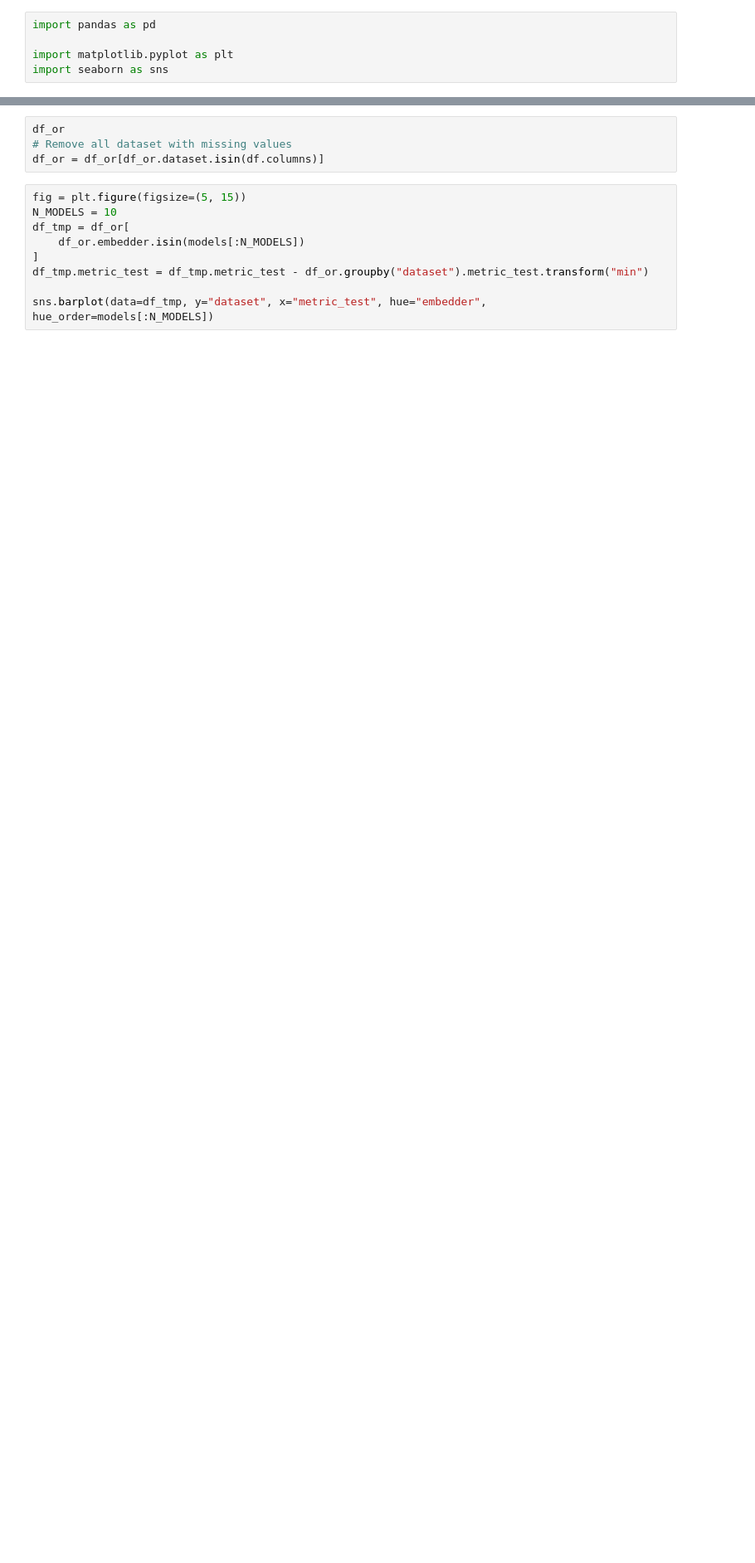
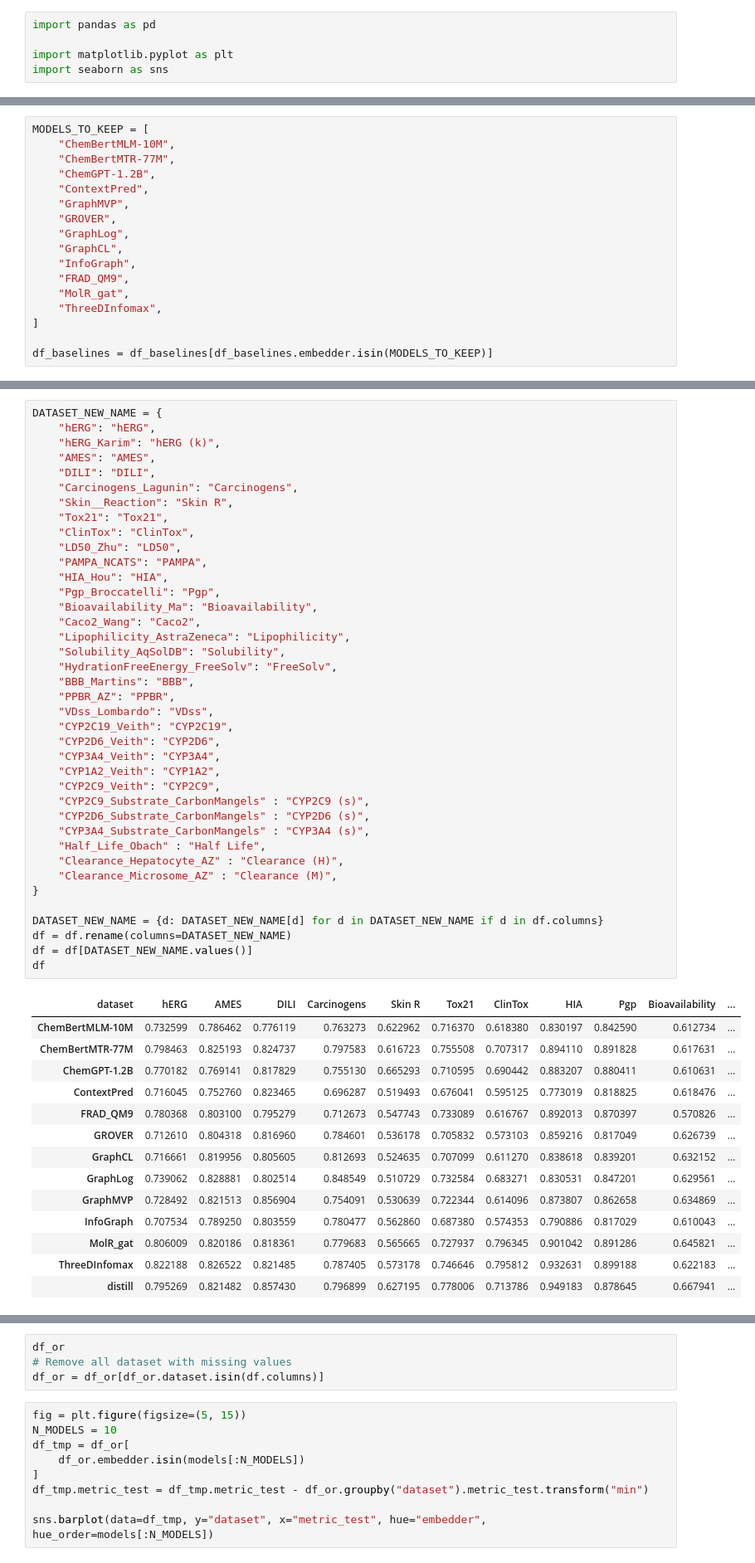
Before and after one commit to ills-montreal/mol-distill, a Jupyter notebook: molDistill/analyze_results.ipynb, the cells around one changed output, grey strips where cells are left out. Shown at 83% size. Saved outputs shown, nothing was run; the diff lists cells and outputs as text; blank space fills up the shorter version.

```diff
--- a/molDistill/analyze_results.ipynb
+++ b/molDistill/analyze_results.ipynb
@@ -41,3 +30,20 @@ df_distill = df_distill.rename(columns={"epoch": "embedder"})
+# %%
+MODELS_TO_KEEP = [
+    "ChemBertMLM-10M",
+    "ChemBertMTR-77M",
+    "ChemGPT-1.2B",
+    "ContextPred",
+    "GraphMVP",
+    "GROVER",
+    "GraphLog",
+    "GraphCL",
+    "InfoGraph",
+    "FRAD_QM9",
+    "MolR_gat",
+    "ThreeDInfomax",
+]
+
+df_baselines = df_baselines[df_baselines.embedder.isin(MODELS_TO_KEEP)]
 # %%
 df_or = pd.concat([df_baselines, df_distill]).groupby(["dataset", "embedder"]).metric_test.mean().reset_index()
 df = df_or.pivot_table(index="embedder", columns="dataset", values="metric_test")
@@ -52,0 +87,54 @@ models = df.mean(axis=1).sort_values(ascending=False)[:15].index.tolist()
+# %%
+DATASET_NEW_NAME = {
+    "hERG": "hERG",
+    "hERG_Karim": "hERG (k)",
+    "AMES": "AMES",
+    "DILI": "DILI",
+    "Carcinogens_Lagunin": "Carcinogens",
+    "Skin__Reaction": "Skin R",
+    "Tox21": "Tox21",
+    "ClinTox": "ClinTox",
+    "LD50_Zhu": "LD50",
+    "PAMPA_NCATS": "PAMPA",
+    "HIA_Hou": "HIA",
+    "Pgp_Broccatelli": "Pgp",
+    "Bioavailability_Ma": "Bioavailability",
+    "Caco2_Wang": "Caco2",
+    "Lipophilicity_AstraZeneca": "Lipophilicity",
+    "Solubility_AqSolDB": "Solubility",
+    "HydrationFreeEnergy_FreeSolv": "FreeSolv",
+    "BBB_Martins": "BBB",
+    "PPBR_AZ": "PPBR",
+    "VDss_Lombardo": "VDss",
+    "CYP2C19_Veith": "CYP2C19",
+    "CYP2D6_Veith": "CYP2D6",
+    "CYP3A4_Veith": "CYP3A4",
+    "CYP1A2_Veith": "CYP1A2",
+    "CYP2C9_Veith": "CYP2C9",
+    "CYP2C9_Substrate_CarbonMangels" : "CYP2C9 (s)",
+    "CYP2D6_Substrate_CarbonMangels" : "CYP2D6 (s)",
+    "CYP3A4_Substrate_CarbonMangels" : "CYP3A4 (s)",
+    "Half_Life_Obach" : "Half Life",
+    "Clearance_Hepatocyte_AZ" : "Clearance (H)",
+    "Clearance_Microsome_AZ" : "Clearance (M)",
+}
+
+DATASET_NEW_NAME = {d: DATASET_NEW_NAME[d] for d in DATASET_NEW_NAME if d in df.columns}
+df = df.rename(columns=DATASET_NEW_NAME)
+df = df[DATASET_NEW_NAME.values()]
+df
+# %% [output]
+| dataset | hERG | AMES | DILI | Carcinogens | Skin R | Tox21 | ClinTox | HIA | Pgp | Bioavailability | ... |
+| ChemBertMLM-10M | 0.732599 | 0.786462 | 0.776119 | 0.763273 | 0.622962 | 0.716370 | 0.618380 | 0.830197 | 0.842590 | 0.612734 | ... |
+| ChemBertMTR-77M | 0.798463 | 0.825193 | 0.824737 | 0.797583 | 0.616723 | 0.755508 | 0.707317 | 0.894110 | 0.891828 | 0.617631 | ... |
+| ChemGPT-1.2B | 0.770182 | 0.769141 | 0.817829 | 0.755130 | 0.665293 | 0.710595 | 0.690442 | 0.883207 | 0.880411 | 0.610631 | ... |
+| ContextPred | 0.716045 | 0.752760 | 0.823465 | 0.696287 | 0.519493 | 0.676041 | 0.595125 | 0.773019 | 0.818825 | 0.618476 | ... |
+| FRAD_QM9 | 0.780368 | 0.803100 | 0.795279 | 0.712673 | 0.547743 | 0.733089 | 0.616767 | 0.892013 | 0.870397 | 0.570826 | ... |
+| GROVER | 0.712610 | 0.804318 | 0.816960 | 0.784601 | 0.536178 | 0.705832 | 0.573103 | 0.859216 | 0.817049 | 0.626739 | ... |
+| GraphCL | 0.716661 | 0.819956 | 0.805605 | 0.812693 | 0.524635 | 0.707099 | 0.611270 | 0.838618 | 0.839201 | 0.632152 | ... |
+| GraphLog | 0.739062 | 0.828881 | 0.802514 | 0.848549 | 0.510729 | 0.732584 | 0.683271 | 0.830531 | 0.847201 | 0.629561 | ... |
+| GraphMVP | 0.728492 | 0.821513 | 0.856904 | 0.754091 | 0.530639 | 0.722344 | 0.614096 | 0.873807 | 0.862658 | 0.634869 | ... |
+| InfoGraph | 0.707534 | 0.789250 | 0.803559 | 0.780477 | 0.562860 | 0.687380 | 0.574353 | 0.790886 | 0.817029 | 0.610043 | ... |
+| MolR_gat | 0.806009 | 0.820186 | 0.818361 | 0.779683 | 0.565665 | 0.727937 | 0.796345 | 0.901042 | 0.891286 | 0.645821 | ... |
+| ThreeDInfomax | 0.822188 | 0.826522 | 0.821485 | 0.787405 | 0.573178 | 0.746646 | 0.795812 | 0.932631 | 0.899188 | 0.622183 | ... |
+| distill | 0.795269 | 0.821482 | 0.857430 | 0.796899 | 0.627195 | 0.778006 | 0.713786 | 0.949183 | 0.878645 | 0.667941 | ... |
```
Also changed, not shown: parts of 10 cells of this notebook.
